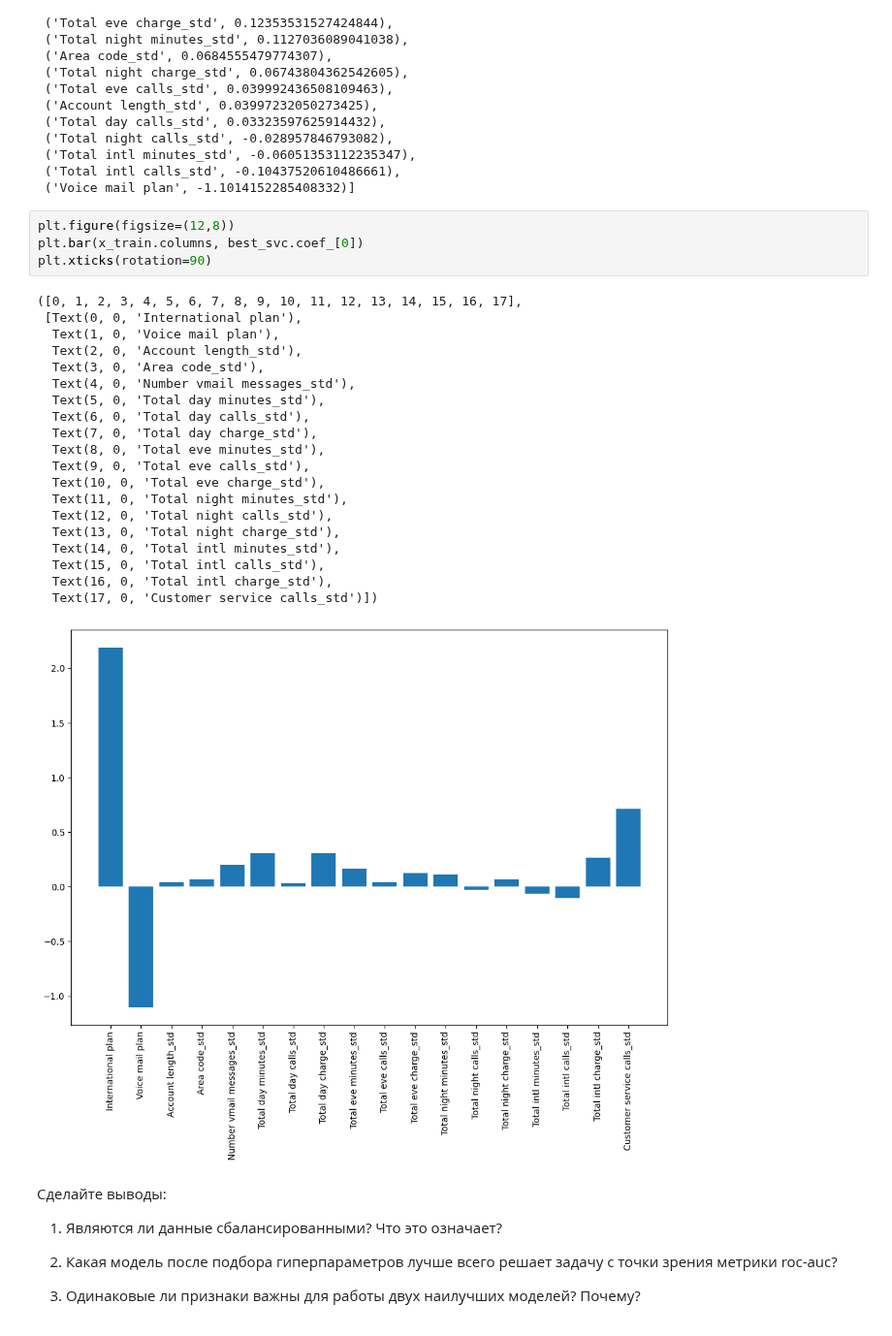
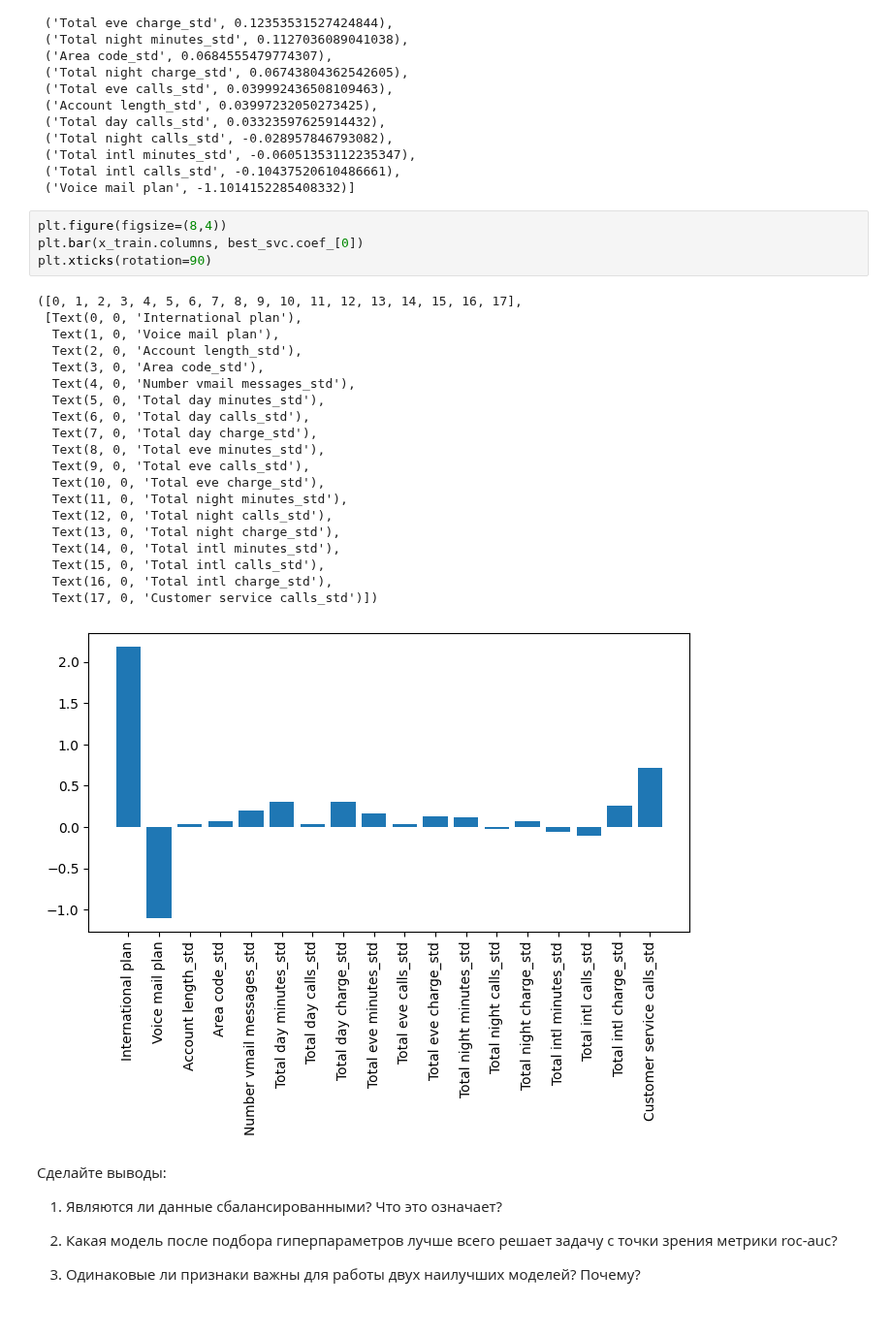
Before and after one commit to IgorKolotushkin/machine_learning_ds, a Jupyter notebook: hw7/Практическая работа. Логическая классификация. Деревья решений.ipynb, the cells around one changed output. Shown at 97% size. Drawn from its saved outputs; the diff is of its cells as text.

```diff
--- a/hw7/Практическая работа. Логическая классификация. Деревья решений.ipynb
+++ b/hw7/Практическая работа. Логическая классификация. Деревья решений.ipynb
@@ -441,30 +464,30 @@ svc_imp_list
  ('Total intl calls_std', -0.10437520610486661),
  ('Voice mail plan', -1.1014152285408332)]
 # %%
-plt.figure(figsize=(12,8))
+plt.figure(figsize=(8,4))
 plt.bar(x_train.columns, best_svc.coef_[0])
 plt.xticks(rotation=90)
 # %% [output]
 ([0, 1, 2, 3, 4, 5, 6, 7, 8, 9, 10, 11, 12, 13, 14, 15, 16, 17],
  [Text(0, 0, 'International plan'),
   Text(1, 0, 'Voice mail plan'),
   Text(2, 0, 'Account length_std'),
   Text(3, 0, 'Area code_std'),
   Text(4, 0, 'Number vmail messages_std'),
   Text(5, 0, 'Total day minutes_std'),
   Text(6, 0, 'Total day calls_std'),
   Text(7, 0, 'Total day charge_std'),
   Text(8, 0, 'Total eve minutes_std'),
   Text(9, 0, 'Total eve calls_std'),
   Text(10, 0, 'Total eve charge_std'),
   Text(11, 0, 'Total night minutes_std'),
   Text(12, 0, 'Total night calls_std'),
   Text(13, 0, 'Total night charge_std'),
   Text(14, 0, 'Total intl minutes_std'),
   Text(15, 0, 'Total intl calls_std'),
   Text(16, 0, 'Total intl charge_std'),
   Text(17, 0, 'Customer service calls_std')])
-[figure, old version]
+[figure, new version]
 # %% [markdown]
 Сделайте выводы:
 
```
Also changed, not shown: parts of 7 cells of this notebook.
